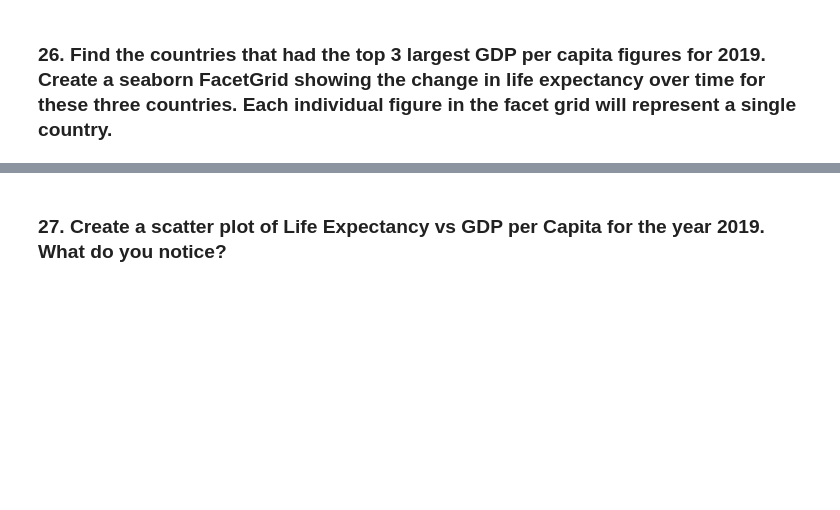
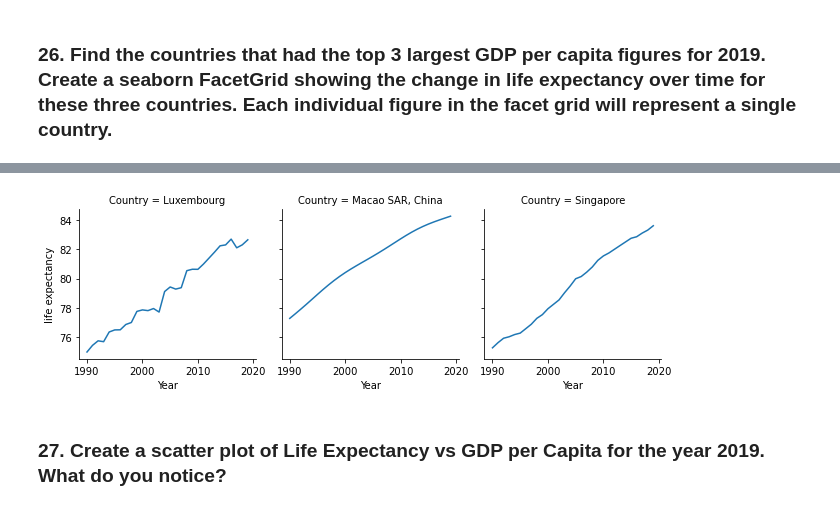
Before and after one commit to ashamaheshwari/un_data_question-ashamaheshwari, a Jupyter notebook: notebooks/UN_Data_Exploration.ipynb, the cells around one changed output, grey strips where cells are left out. Saved outputs shown, nothing was run; the diff lists cells and outputs as text; code cells hidden in the pictures; blank space fills up the shorter version.

```diff
--- a/notebooks/UN_Data_Exploration.ipynb
+++ b/notebooks/UN_Data_Exploration.ipynb
@@ -573,0 +554,6 @@ pd.merge(left = gdp_df,
+# %%
+gdp_le = pd.merge(left = gdp_df,
+         right = life_expectancy.rename(columns = {'Country Name': 'Country'}),
+         left_on = ['Country', 'Year'],
+         right_on = ['Country', 'Year'])
+gdp_le
@@ -574,2 +574,4 @@ pd.merge(left = gdp_df,
 # %% [markdown]
 ### 25. Create a new DataFrame, named gdp_le_2019 by extracting data for the year 2019 from gdp_le. How many countries have a life expectancy of at least 80 in 2019?
+# %%
+gdp_le['Year'] = gdp_le['Year'].astype(int) #Converting year back to integer
@@ -577,0 +613,3 @@ pd.merge(left = gdp_df,
+# %%
+gdp_le_3 = gdp_le.loc[gdp_le['Country'].isin(['Macao SAR, China','Luxembourg', 'Singapore'])]
+gdp_le_3
@@ -578,2 +630,7 @@ pd.merge(left = gdp_df,
+# %%
+g = sns.FacetGrid(gdp_le_3, col = 'Country')
+g.map(sns.lineplot,'Year','life expectancy');
+# %% [output]
+[figure, added]
 # %% [markdown]
 ### 27. Create a scatter plot of Life Expectancy vs GDP per Capita for the year 2019. What do you notice?
```
Also changed, not shown: parts of 24 cells of this notebook.
